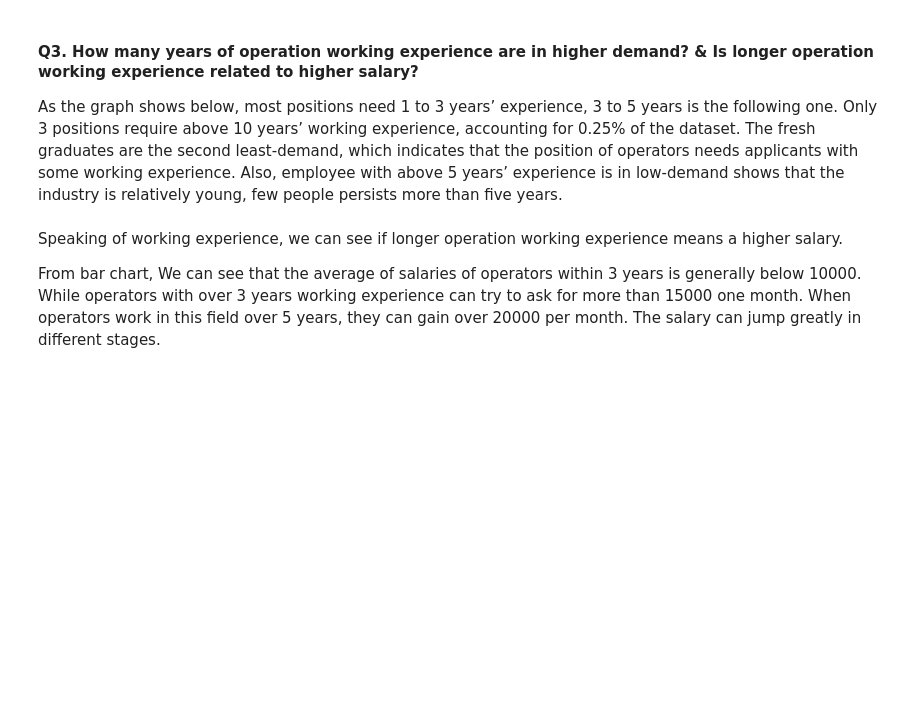
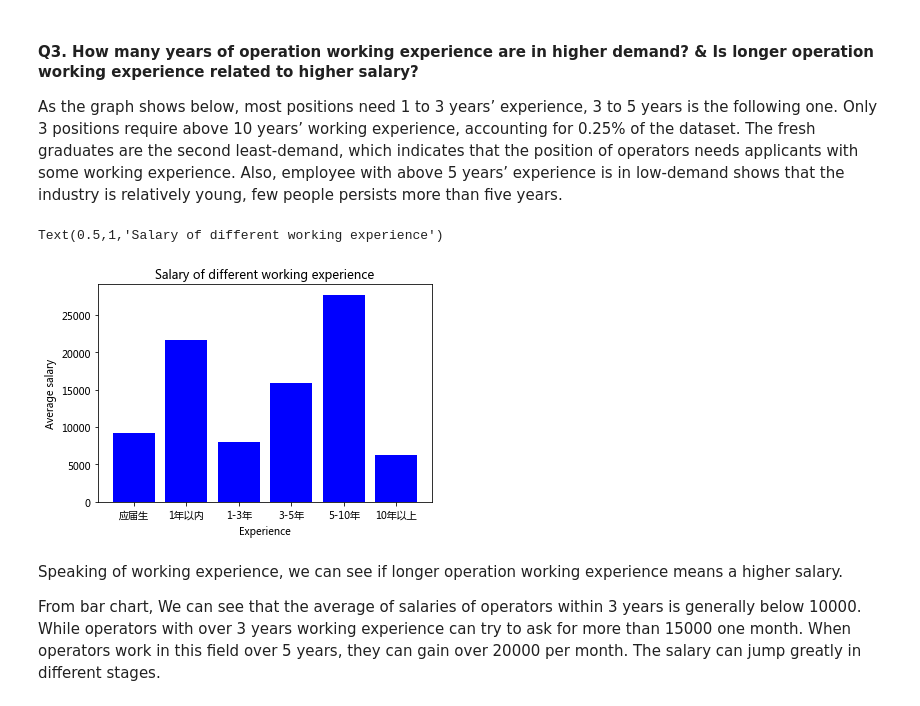
Before and after one commit to vivian-he00/com5507_finalproject, a Jupyter notebook: py_codes/Story_final project.ipynb, the cells around one changed output. Drawn from its saved outputs; the diff is of its cells as text; code cells hidden in the pictures; blank space fills up the shorter version.

```diff
--- a/py_codes/Story_final project.ipynb
+++ b/py_codes/Story_final project.ipynb
@@ -495,18 +763,21 @@ import matplotlib.font_manager
 # %%
 #不同经验的平均工资
 from matplotlib.font_manager import FontProperties
 xticks=['应届生','1年以内','1-3年','3-5年','5-10年','10年以上']
-font = FontProperties(fname="/Users/heweiyuan/py/COM5507/project/WeiRuanYaHei-1.ttf", size=10)
+font = FontProperties(fname=r"/anaconda3/lib/python3.6/site-packages/matplotlib/mpl-data/fonts/ttf/WeiRuanYaHei-1.ttf", size=10)
 fontproperties = font
 #df.groupby(u'requirement_exp').mean().plot(kind='bar')
 plt.bar(range(6), df['avg_salary'].groupby(df[u'requirement_exp']).mean(),color='blue')
 plt.xticks(range(6),xticks,fontproperties=font) ## 可以设置坐标字
 plt.xlabel('Experience')
 #设置纵坐标的文字说明
 plt.ylabel('Average salary')
 #设置标题
 plt.title('Salary of different working experience')
 #绘图
+# %% [output]
+Text(0.5,1,'Salary of different working experience')
+[figure, added]
 # %% [markdown]
 Speaking of working experience, we can see if longer operation working experience means a higher salary.
 
```
Also changed, not shown: parts of 51 cells of this notebook.
